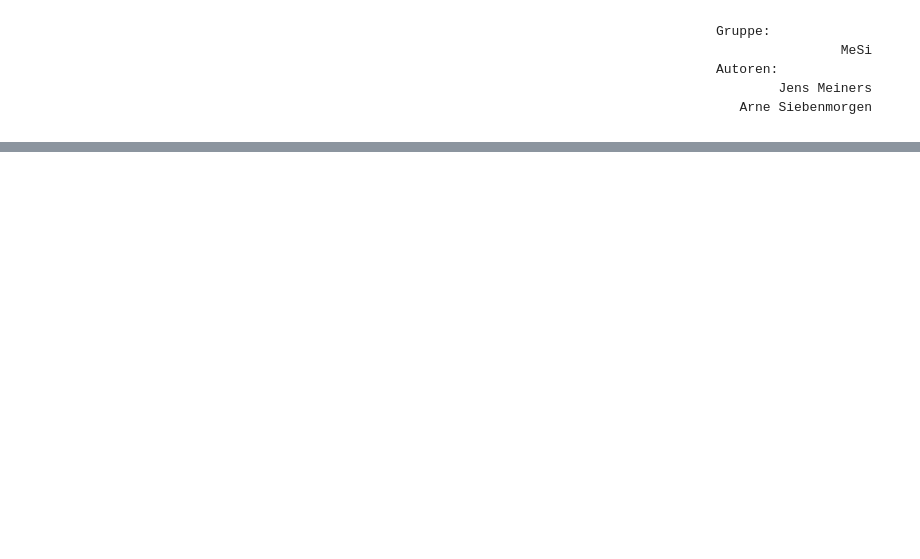
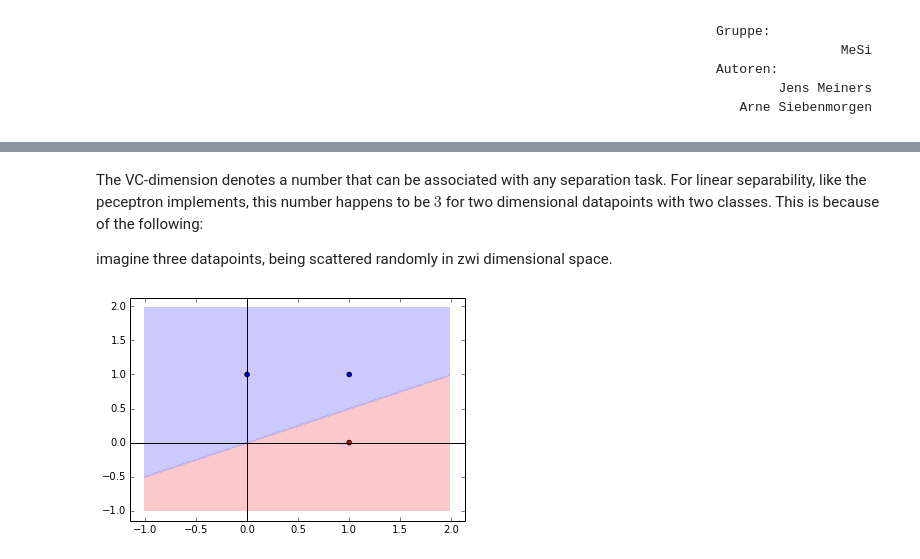
Before and after one commit to JensMeiners/MI1, a Jupyter notebook: Ex08/Ex08.ipynb, the cells around one changed output, grey strips where cells are left out. Cells and saved outputs as stored; diff of their text form; code cells hidden in the pictures; blank space fills up the shorter version.

```diff
--- a/Ex08/Ex08.ipynb
+++ b/Ex08/Ex08.ipynb
@@ -15,2 +134,18 @@ Arne Siebenmorgen
 # %% [markdown]
 <img src="Auswahl_2015-12-10_004.png"/>
+# %% [markdown]
+The VC-dimension denotes a number that can be associated with any separation task. For linear separability, like the peceptron implements, this number happens to be $3$ for two dimensional datapoints with two classes. This is because of the following:
+
+imagine three datapoints, being scattered randomly in zwi dimensional space.
+# %%
+X1,y1 = [1],[0]
+X2,y2 = [0,1],[1,1]
+
+X = np.vstack((np.hstack((X1,X2)),np.hstack((y1,y2)))).T
+Y = np.ones(X.shape[0])
+Y[:X.shape[0]/2] *= -1
+
+clf = Perceptron(n_iter=100).fit(X, Y)
+plot_(clf.predict)
+# %% [output]
+[figure, added]
```
Also changed, not shown: parts of 17 cells of this notebook.
